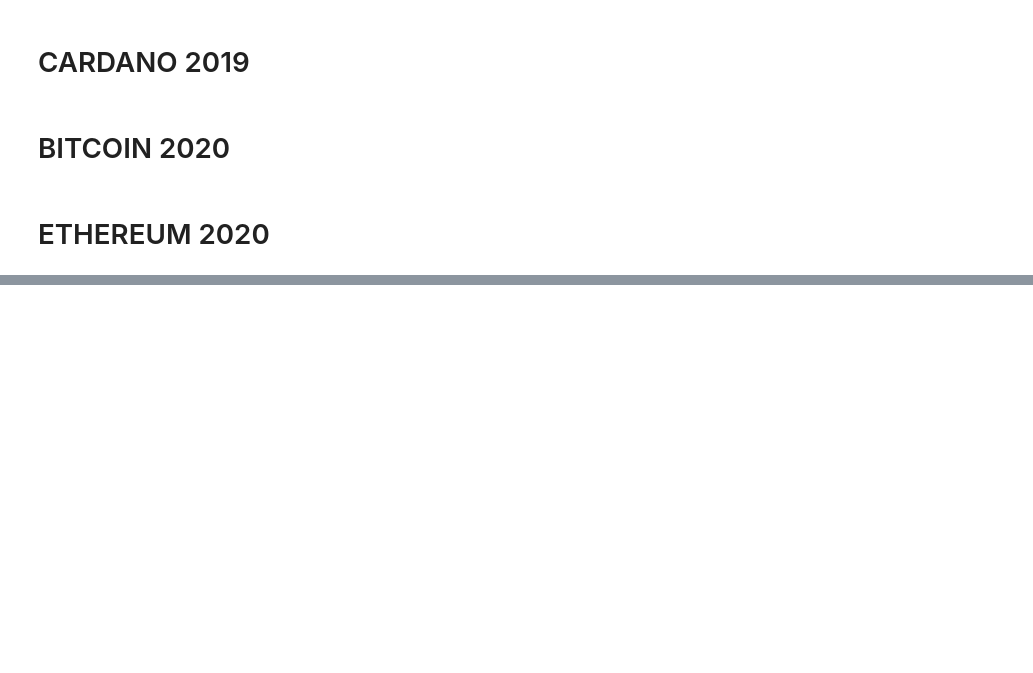
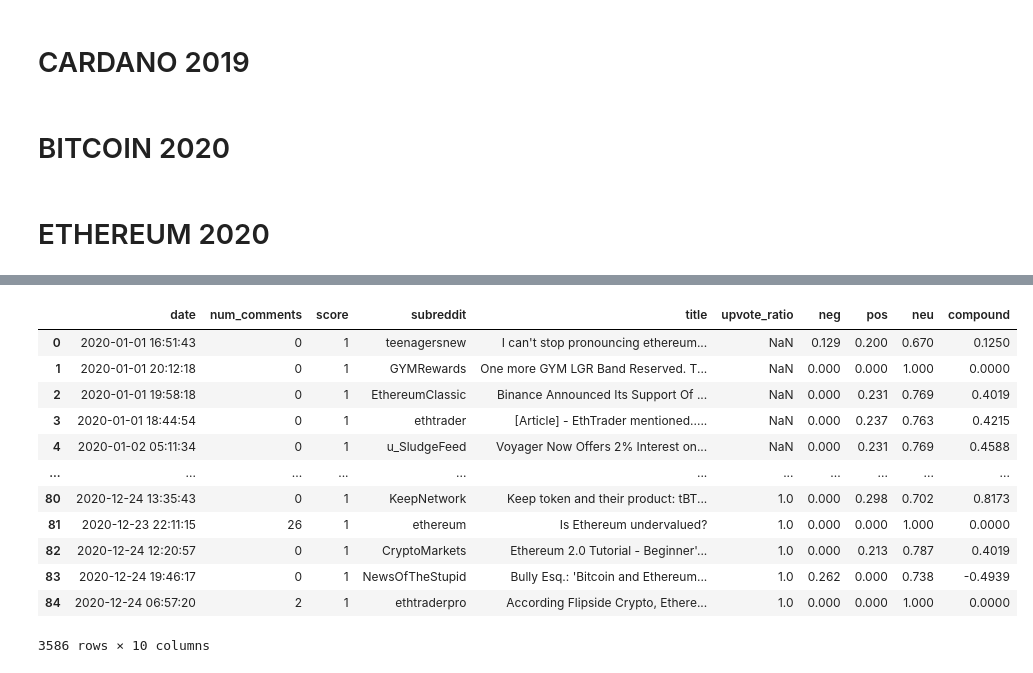
Before and after one commit to GallantGuide/Bull_or_Bear_Crypto, a Jupyter notebook: Sql/Reddit_comments.ipynb, the cells around one changed output, grey strips where cells are left out. Drawn from its saved outputs; the diff is of its cells as text; code cells hidden in the pictures; blank space fills up the shorter version.

```diff
--- a/Sql/Reddit_comments.ipynb
+++ b/Sql/Reddit_comments.ipynb
@@ -1639,0 +1286,17 @@ eth_df_dic4_2020
+# %%
+eth_df_2020.rename(columns={'created_utc': 'date'}, inplace=True)
+eth_df_2020
+# %% [output]
+|  | date | num_comments | score | subreddit | title | upvote_ratio | neg | pos | neu | compound |
+| 0 | 2020-01-01 16:51:43 | 0 | 1 | teenagersnew | I can't stop pronouncing ethereum... | NaN | 0.129 | 0.200 | 0.670 | 0.1250 |
+| 1 | 2020-01-01 20:12:18 | 0 | 1 | GYMRewards | One more GYM LGR Band Reserved. T... | NaN | 0.000 | 0.000 | 1.000 | 0.0000 |
+| 2 | 2020-01-01 19:58:18 | 0 | 1 | EthereumClassic | Binance Announced Its Support Of ... | NaN | 0.000 | 0.231 | 0.769 | 0.4019 |
+| 3 | 2020-01-01 18:44:54 | 0 | 1 | ethtrader | [Article] - EthTrader mentioned..... | NaN | 0.000 | 0.237 | 0.763 | 0.4215 |
+| 4 | 2020-01-02 05:11:34 | 0 | 1 | u_SludgeFeed | Voyager Now Offers 2% Interest on... | NaN | 0.000 | 0.231 | 0.769 | 0.4588 |
+| ... | ... | ... | ... | ... | ... | ... | ... | ... | ... | ... |
+| 80 | 2020-12-24 13:35:43 | 0 | 1 | KeepNetwork | Keep token and their product: tBT... | 1.0 | 0.000 | 0.298 | 0.702 | 0.8173 |
+| 81 | 2020-12-23 22:11:15 | 26 | 1 | ethereum | Is Ethereum undervalued? | 1.0 | 0.000 | 0.000 | 1.000 | 0.0000 |
+| 82 | 2020-12-24 12:20:57 | 0 | 1 | CryptoMarkets | Ethereum 2.0 Tutorial - Beginner'... | 1.0 | 0.000 | 0.213 | 0.787 | 0.4019 |
+| 83 | 2020-12-24 19:46:17 | 0 | 1 | NewsOfTheStupid | Bully Esq.: 'Bitcoin and Ethereum... | 1.0 | 0.262 | 0.000 | 0.738 | -0.4939 |
+| 84 | 2020-12-24 06:57:20 | 2 | 1 | ethtraderpro | According Flipside Crypto, Ethere... | 1.0 | 0.000 | 0.000 | 1.000 | 0.0000 |
+3586 rows × 10 columns
```
Also changed, not shown: parts of 124 cells of this notebook.
